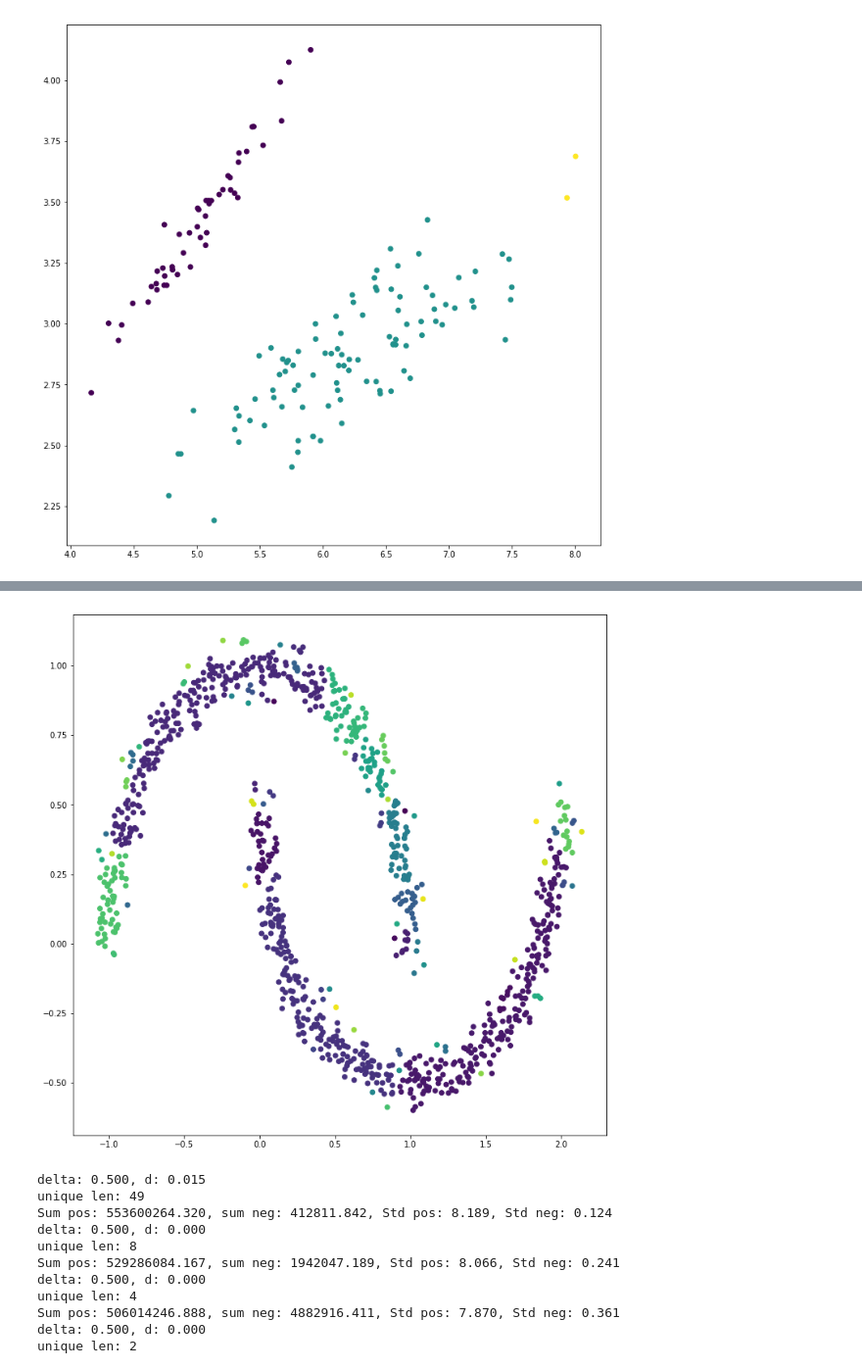
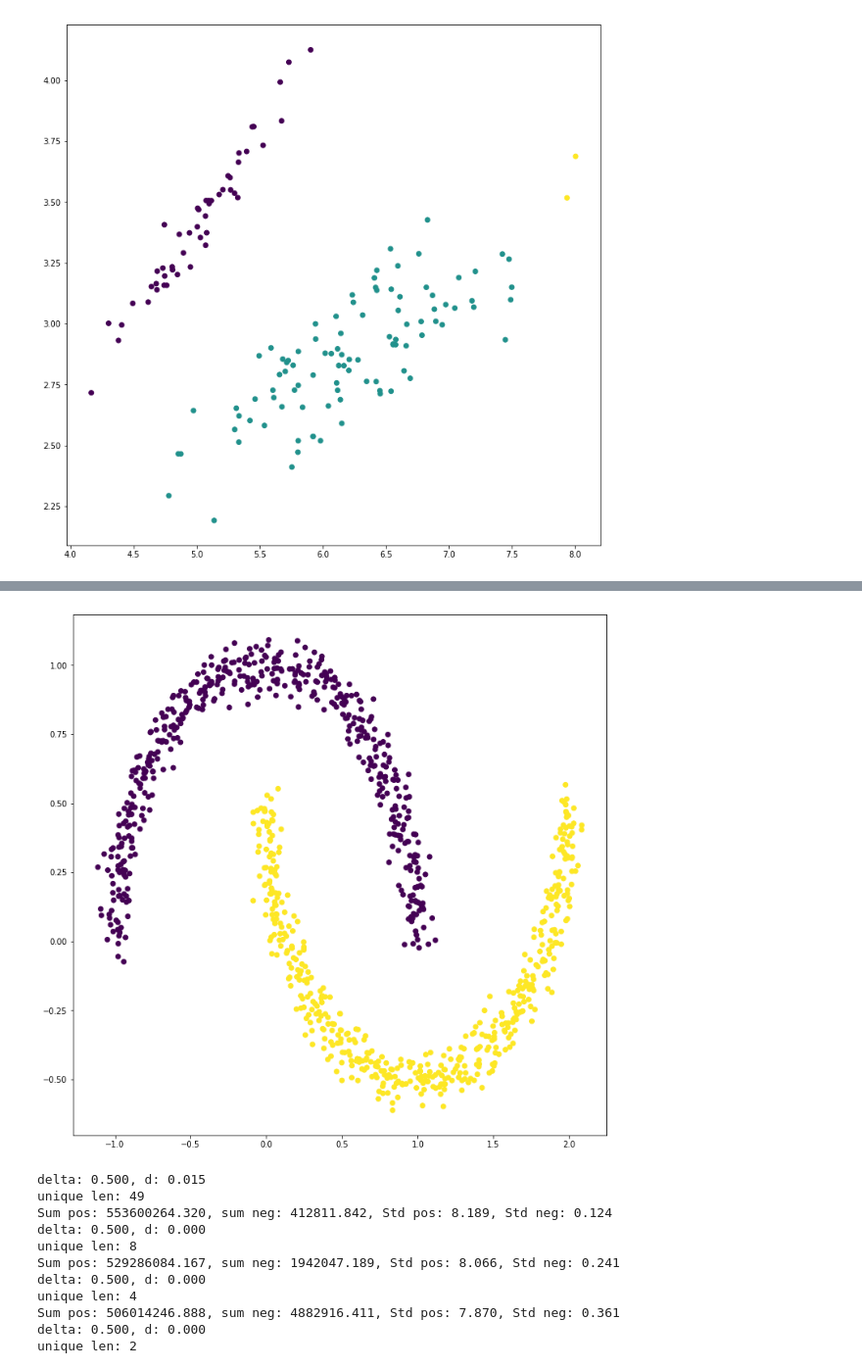
Before and after one commit to vench/study, a Jupyter notebook: Algorithm.ipynb, the cells around one changed output, grey strips where cells are left out. Shown at 98% size. Saved outputs shown, nothing was run; the diff lists cells and outputs as text; code cells hidden in the pictures.

```diff
--- a/Algorithm.ipynb
+++ b/Algorithm.ipynb
@@ -15,12 +15,14 @@ class Cluster:
         self.nodes = set([n])
         self.active = True
         self.join_n = a = -1
+        self.dist = -1
 
-    def merge(self, c):
+    def merge(self, c, dist):
         ''' '''
         self.nodes = self.nodes.union(c.nodes)
         c.active = False
         c.join_n = self.n
+        c.dist = dist
 
     def get_n(self):
         if self.join_n == -1:
@@ -78,12 +80,17 @@ class HierarchicalClustering:
             M_ = M - delta
             ''' join clusters '''
             join = False
+            joins = set([])
             for i in range(size):
                 for j in range(i,size):
                     if(M[i][j] <= 0 or M_[i][j] > 0): # old
                         continue
                     if i == j:
                         continue
+                    if j in joins and C[i].dist > M_[i][j]:
+                        #print('joins | i(%d) j(%d) - dist(%.3f) M(%.3f) ' % (i,j, C[i].dist, M_[i][j]))
+                        continue
+
                     a = C[i].get_n()
                     b = C[j].get_n()
                     if(a == b):
@@ -91,7 +98,9 @@ class HierarchicalClustering:
                     #if  (C[b].active == False or C[a].active == False):
                     #    continue
 
-                    C[a].merge(C[b])
+                    joins.add(j)
+
+                    C[a].merge(C[b], M_[i][j])
                     for s in C[b].nodes:
                         C[s].join_n = a
                     #sb = C[b][0]
@@ -142,8 +151,8 @@ class HierarchicalClustering:
                         pos.append(M[i][j])
             if(self.debug):
                 print('Sum pos: %.3f, sum neg: %.3f, Std pos: %.3f, Std neg: %.3f' %
-                      (sum(pos), sum(neg),np.std(pos), np.std(neg)))
-            if self.stop_neg_sum and sum(pos) < sum(neg):
+                      (sum(pos) / len(pos), sum(neg) / len(neg),np.std(pos), np.std(neg)))
+            if self.stop_neg_sum and sum(pos) / len(pos) < sum(neg) / len(neg):
                 print('sum(pos) < sum(neg)')
                 #break
         return y_
@@ -253,7 +254,7 @@ draw(ix,cl._c_all[-3])
 # %%
 # noisy_moons
 from sklearn import cluster, datasets, mixture
-mx,my =  datasets.make_moons(n_samples=1000, noise=.05)
+mx,my =  datasets.make_moons(n_samples=300, noise=.05)
 
 cl2 = HierarchicalClustering(alpha=1., debug=1)
 mmy = cl2.fit(mx)
@@ -280,9 +281,9 @@ len(np.unique(y_)) == 1
 # %%
-n = -30
+n = -2
 #print(cl2._c_all[n])
 draw(mx,cl2._c_all[n])
 # %% [output]
-[figure, old version]
+[figure, new version]
 # %%
 bx,_ =  datasets.make_blobs(n_samples=10000, random_state=8, cluster_std=1.3)
 
```
Also changed, not shown: parts of 12 cells of this notebook, 1 other file.
